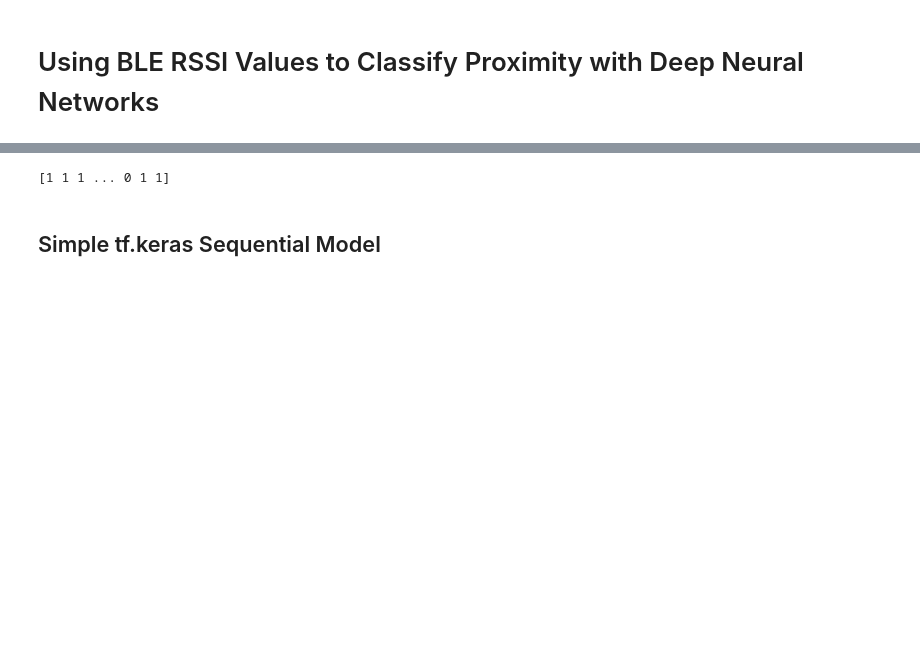
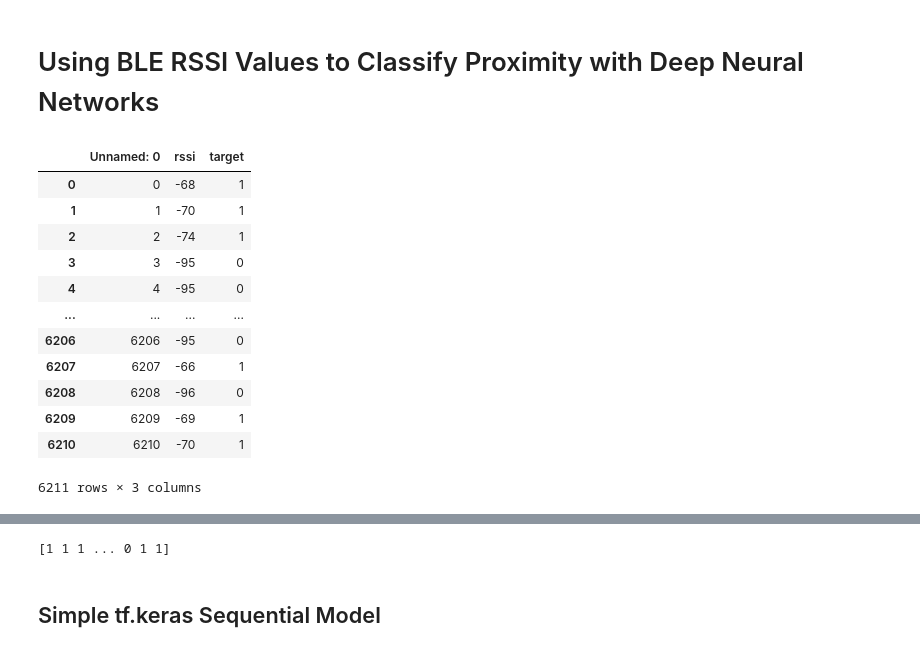
Before and after one commit to kavindaperera/nova-shield-proximity-classification, a Jupyter notebook: Sequential Model.ipynb, the cells around one changed output, grey strips where cells are left out. Cells and saved outputs as stored; diff of their text form; code cells hidden in the pictures; blank space fills up the shorter version.

```diff
--- a/Sequential Model.ipynb
+++ b/Sequential Model.ipynb
@@ -10,6 +10,22 @@ import visualkeras
 import matplotlib.pyplot as plt
 # %%
 df = pd.read_csv("rssi_dataset_1.csv")
+# %%
+df
+# %% [output]
+|  | Unnamed: 0 | rssi | target |
+| 0 | 0 | -68 | 1 |
+| 1 | 1 | -70 | 1 |
+| 2 | 2 | -74 | 1 |
+| 3 | 3 | -95 | 0 |
+| 4 | 4 | -95 | 0 |
+| ... | ... | ... | ... |
+| 6206 | 6206 | -95 | 0 |
+| 6207 | 6207 | -66 | 1 |
+| 6208 | 6208 | -96 | 0 |
+| 6209 | 6209 | -69 | 1 |
+| 6210 | 6210 | -70 | 1 |
+6211 rows × 3 columns
 # %%
 train_labels = df['target']
 train_samples = df['rssi']
```
Also changed, not shown: parts of 15 cells of this notebook, 4 other files.
